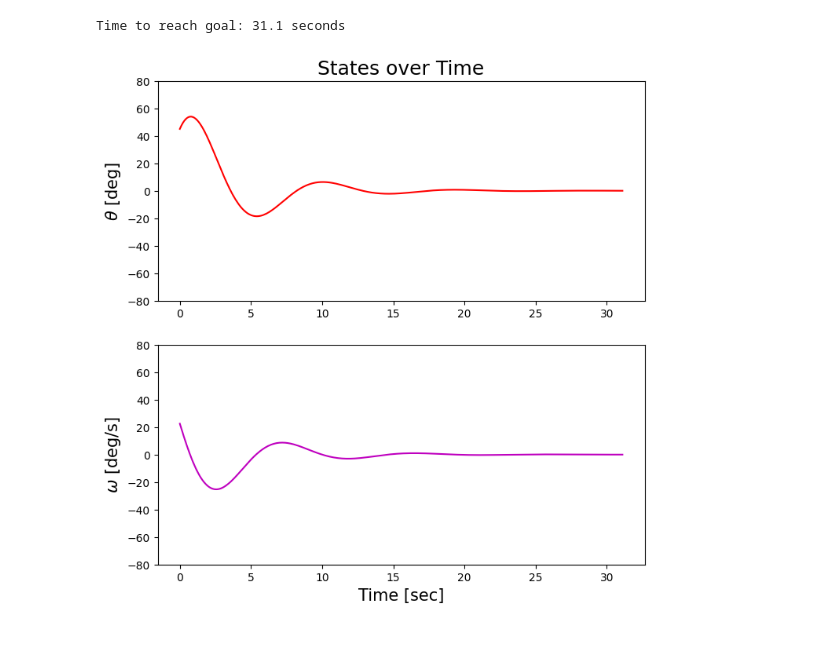
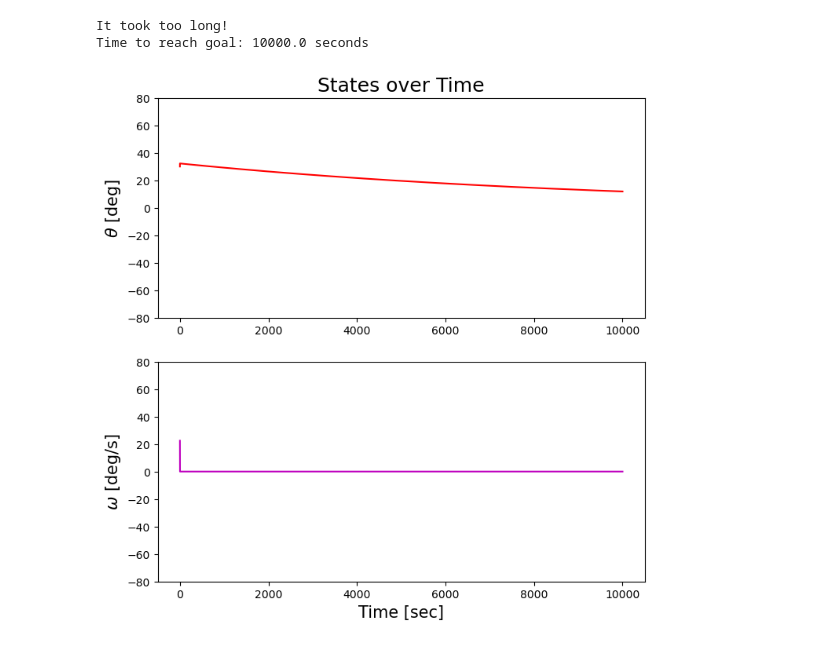
Before and after one commit to jimmyfowler/rocket_attitude, a Jupyter notebook: fsfb_model.ipynb, the cells around one changed output. Cells and saved outputs as stored; diff of their text form; code cells hidden in the pictures.

Commit message:
changed error definition and further cleaned plots

```diff
--- a/fsfb_model.ipynb
+++ b/fsfb_model.ipynb
@@ -6,16 +6,16 @@ import matplotlib.pyplot as ax
 I = 10000
 
 # FSFB GAINS
-k1 = 500
-k2 = 0.05
+k1 = 1
+k2 = 1
 
 # INITIAL CONDITION
-theta_0 = np.pi/4 # rad
+theta_0 = np.pi/6 # rad
 omega_0 = np.pi/8 # rad/sec
 
 # define / initialize error
 # this is not used to
-err = abs(theta_0) + abs(omega_0)
+err = np.sqrt(theta_0**2 + omega_0**2)
 
 # initialize time and interval tracker
 t = np.array([0])
@@ -29,49 +29,53 @@ omega = np.array([omega_0])
 
 # main()
 
-while  err > 0.001:
+while err > 0.001:
 
     # calculate next state
     next_theta = theta[i] + omega[i]*dt
-    next_omega = omega[i] + (-k1/I*theta[i] -k2*omega[i])
+    next_omega = omega[i] + ( (-k1/I)*theta[i] - (k2*omega[i]) )
 
     # add next state to array
     theta = np.append(theta, next_theta)
     omega = np.append(omega, next_omega)
 
-    err = abs(theta[i]) + abs(omega[i])
+    # error = magnitude of current state
+    err = np.sqrt(theta[i]**2 + omega[i]**2)
 
     # next interval (i=0 is initial condition)
     t = np.append(t, t[i]+dt)
     i += 1
 
-    if t[i] > 1000:
+    if t[i] > 10000:
         print("It took too long!")
         break
 
 print(f"Time to reach goal: {round(t[i], 4)} seconds")
 # print(f"Actuator effort spent {effort} Nm")
-
-# convert RAD & RAD/S --> DEG & DEG/S for plots
-theta_deg = theta*360/(2*np.pi)
-omega_deg_s = omega*360/(2*np.pi)
-
-# plot states over time
-fig, ax = plt.subplots(2, 1, figsize=[8,8])
-
-for axis in ax:
-    axis.set_ylim([-80, 80])
-
-ax[0].plot(t, theta_deg, 'r')
-ax[0].set_title("States over Time", fontsize=18)
-ax[0].set_ylabel(r"$\theta$ [deg]", fontsize=15)
-
-ax[1].plot(t, omega_deg_s, 'm')
-ax[1].set_title
-ax[1].set_ylabel(r"$\omega$ [deg/s]", fontsize=15)
-ax[1].set_xlabel("Time [sec]", fontsize=15)
-
-fig.savefig("figs/states_time")
 # %% [output]
-Time to reach goal: 31.1 seconds
+It took too long!
+Time to reach goal: 10000.0 seconds
-[figure, removed]
+# %%
+# convert RAD & RAD/S --> DEG & DEG/S for plots
+theta_deg = theta*360/(2*np.pi)
+omega_deg_s = omega*360/(2*np.pi)
+
+# plot states over time
+fig1, ax = plt.subplots(2, 1, figsize=[8,8])
+
+for axis in ax:
+    axis.set_ylim([-80, 80])
+
+ax[0].plot(t, theta_deg, 'r')
+ax[0].set_title("States over Time", fontsize=18)
+ax[0].set_ylabel(r"$\theta$ [deg]", fontsize=15)
+
+ax[1].plot(t, omega_deg_s, 'm')
+ax[1].set_title
+ax[1].set_ylabel(r"$\omega$ [deg/s]", fontsize=15)
+ax[1].set_xlabel("Time [sec]", fontsize=15)
+
+fig1.savefig("figs/states_time")
+fig1.show()
+# %% [output]
+[figure, added]
```
Also changed, not shown: parts of 4 cells of this notebook, 3 other files.
